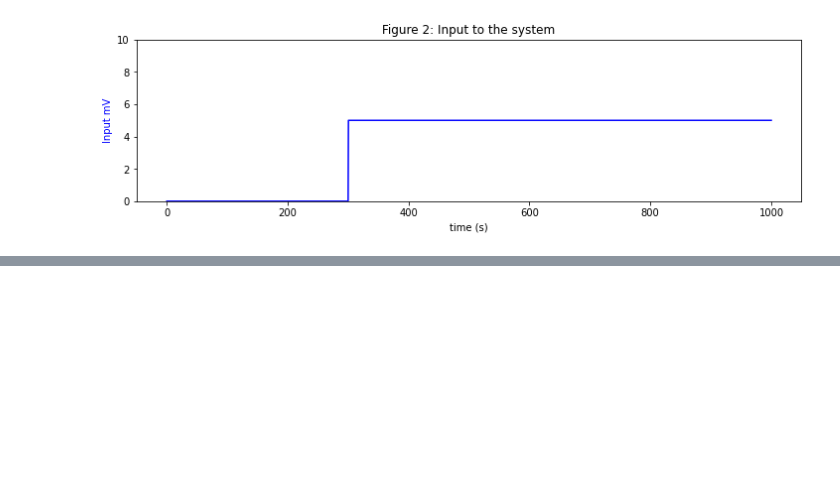
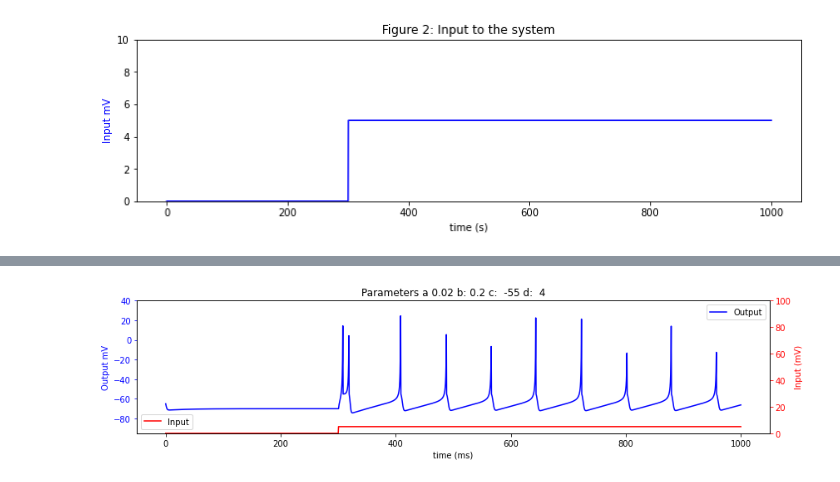
Before and after one commit to dimaqq/Interactive-Izhikevich-Model, a Jupyter notebook: interactive_izhikevich.ipynb, the cells around one changed output, grey strips where cells are left out. Cells and saved outputs as stored; diff of their text form; code cells hidden in the pictures; blank space fills up the shorter version.

```diff
--- a/interactive_izhikevich.ipynb
+++ b/interactive_izhikevich.ipynb
@@ -42,0 +87,4 @@ def Discrete_Model(a,b,u,v,I):
+# %%
+Izhikevich(0.02,0.2,-55,4)
+# %% [output]
+[figure, added]
```
Also changed, not shown: parts of 4 cells of this notebook.
